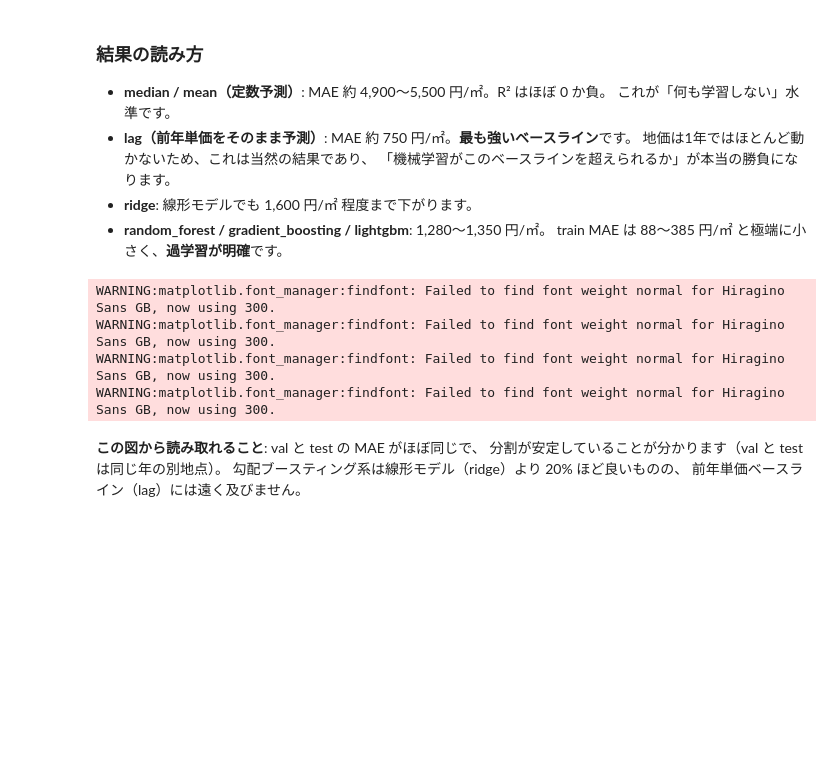
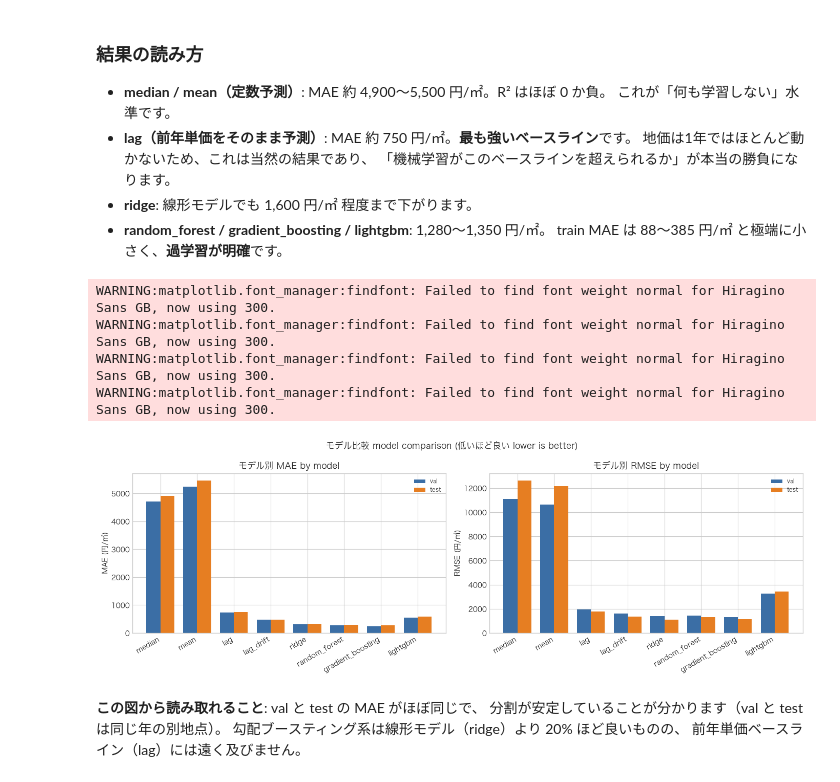
Before and after one commit to shiyuanyeming-hub/tokyo-land-price-ml, a Jupyter notebook: notebooks/02_modeling.ipynb, the cells around one changed output. Cells and saved outputs as stored; diff of their text form; code cells hidden in the pictures; blank space fills up the shorter version.

```diff
--- a/notebooks/02_modeling.ipynb
+++ b/notebooks/02_modeling.ipynb
@@ -204,15 +205,16 @@ comparison.round(2)
 # %%
 path = plots.plot_model_comparison(
     evaluate.metrics_frame({n: runs[n].metrics for n in MODEL_ORDER}),
     cfg.figures_dir / "06_model_comparison.png",
+    show=True,
 )
-plt.close("all")
-display_image(filename=str(path))
+plt.show()
 # %% [output]
 WARNING:matplotlib.font_manager:findfont: Failed to find font weight normal for Hiragino Sans GB, now using 300.
 WARNING:matplotlib.font_manager:findfont: Failed to find font weight normal for Hiragino Sans GB, now using 300.
 WARNING:matplotlib.font_manager:findfont: Failed to find font weight normal for Hiragino Sans GB, now using 300.
 WARNING:matplotlib.font_manager:findfont: Failed to find font weight normal for Hiragino Sans GB, now using 300.
+[figure, added]
 # %% [markdown]
 **この図から読み取れること**: val と test の MAE がほぼ同じで、
 分割が安定していることが分かります（val と test は同じ年の別地点）。
```
Also changed, not shown: parts of 14 cells of this notebook, 16 other files.
